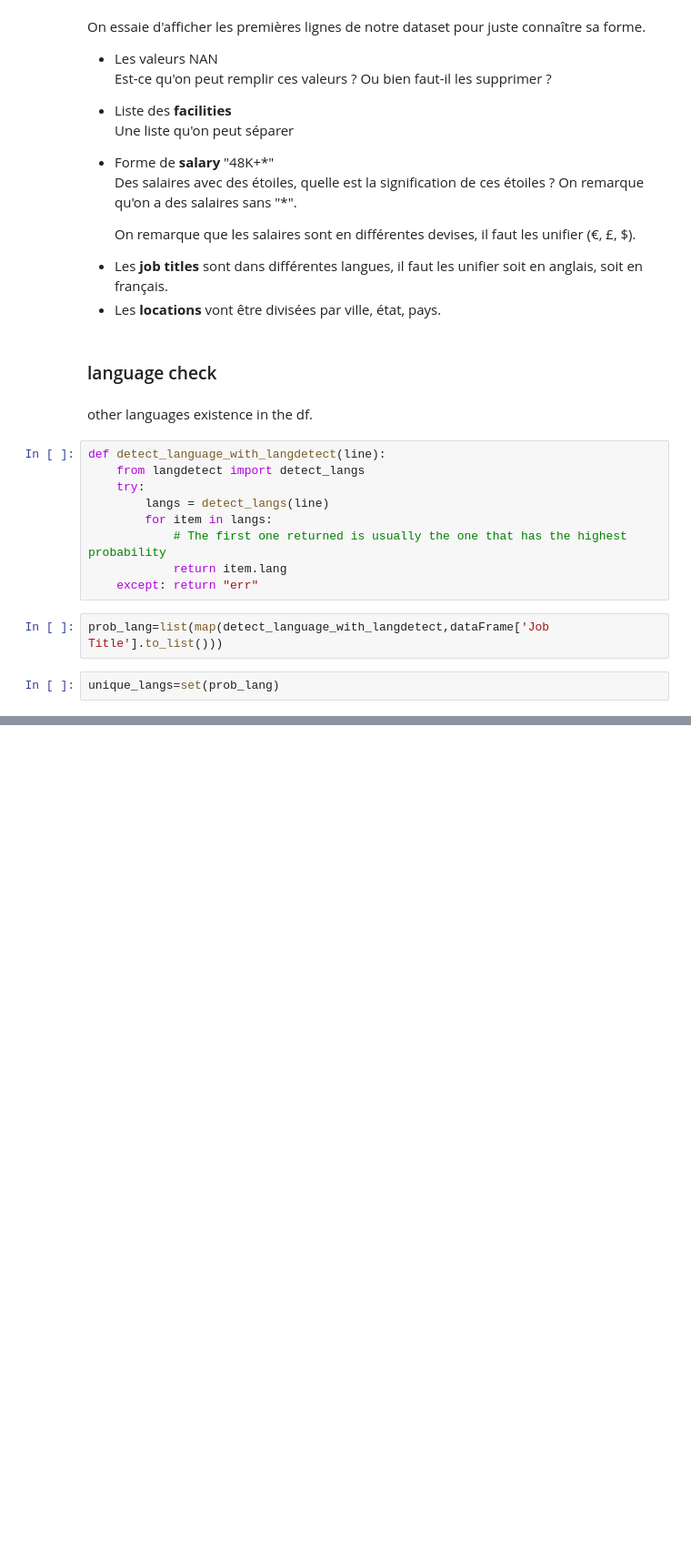
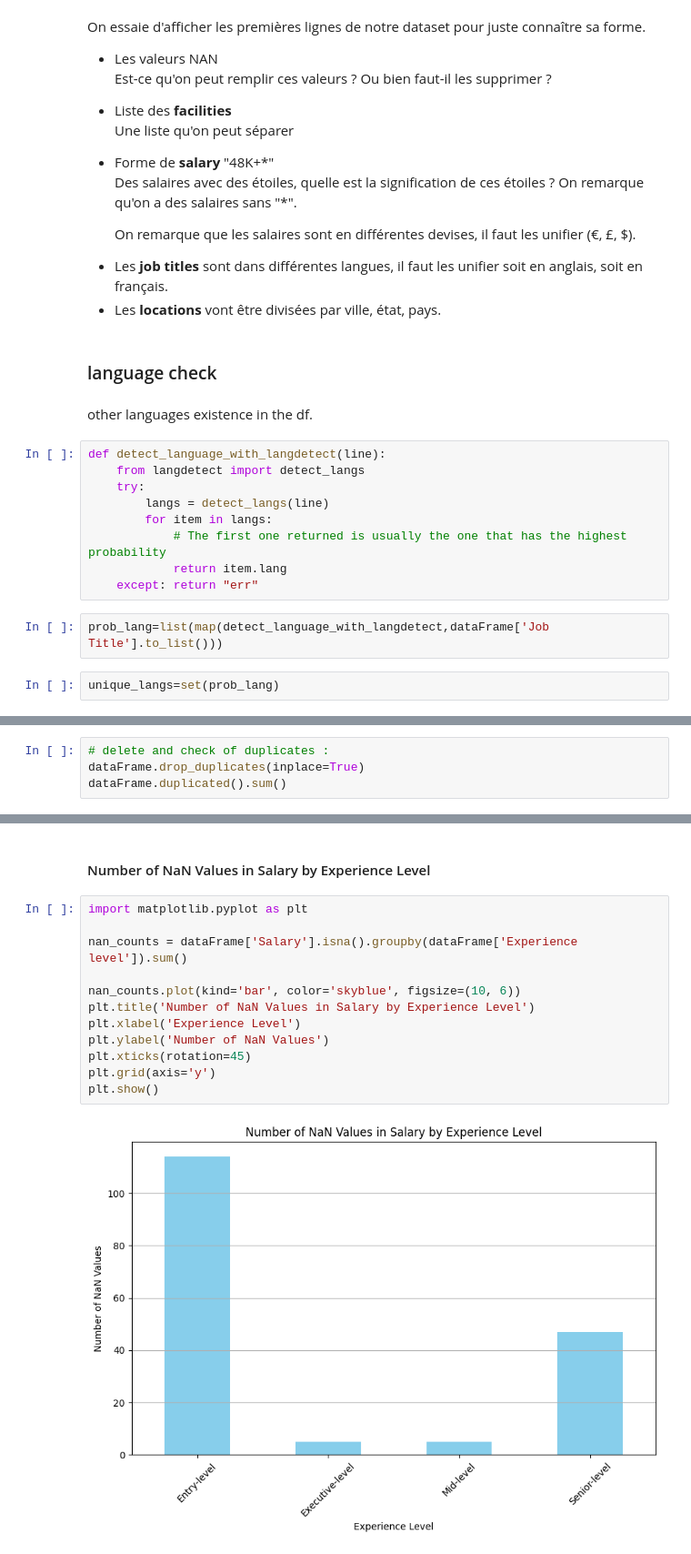
Before and after one commit to elouardyabderrahim/Analyse-des-opportunites-emploi, a Jupyter notebook: dataJob.ipynb, the cells around one changed output, grey strips where cells are left out. Shown: that part at 91% size. Saved outputs shown, nothing was run; the diff lists cells and outputs as text; blank space fills up the shorter version.

```diff
--- a/dataJob.ipynb
+++ b/dataJob.ipynb
@@ -321,0 +330,4 @@ English: 66.01%, Other: 33.99%
+# %%
+# delete and check of duplicates :
+dataFrame.drop_duplicates(inplace=True)
+dataFrame.duplicated().sum()
@@ -321,0 +376,16 @@ English: 66.01%, Other: 33.99%
+# %% [markdown]
+#### Number of NaN Values in Salary by Experience Level
+# %%
+import matplotlib.pyplot as plt
+
+nan_counts = dataFrame['Salary'].isna().groupby(dataFrame['Experience level']).sum()
+
+nan_counts.plot(kind='bar', color='skyblue', figsize=(10, 6))
+plt.title('Number of NaN Values in Salary by Experience Level')
+plt.xlabel('Experience Level')
+plt.ylabel('Number of NaN Values')
+plt.xticks(rotation=45)
+plt.grid(axis='y')
+plt.show()
+# %% [output]
+[figure, added]
```
Also changed, not shown: parts of 12 cells of this notebook.
